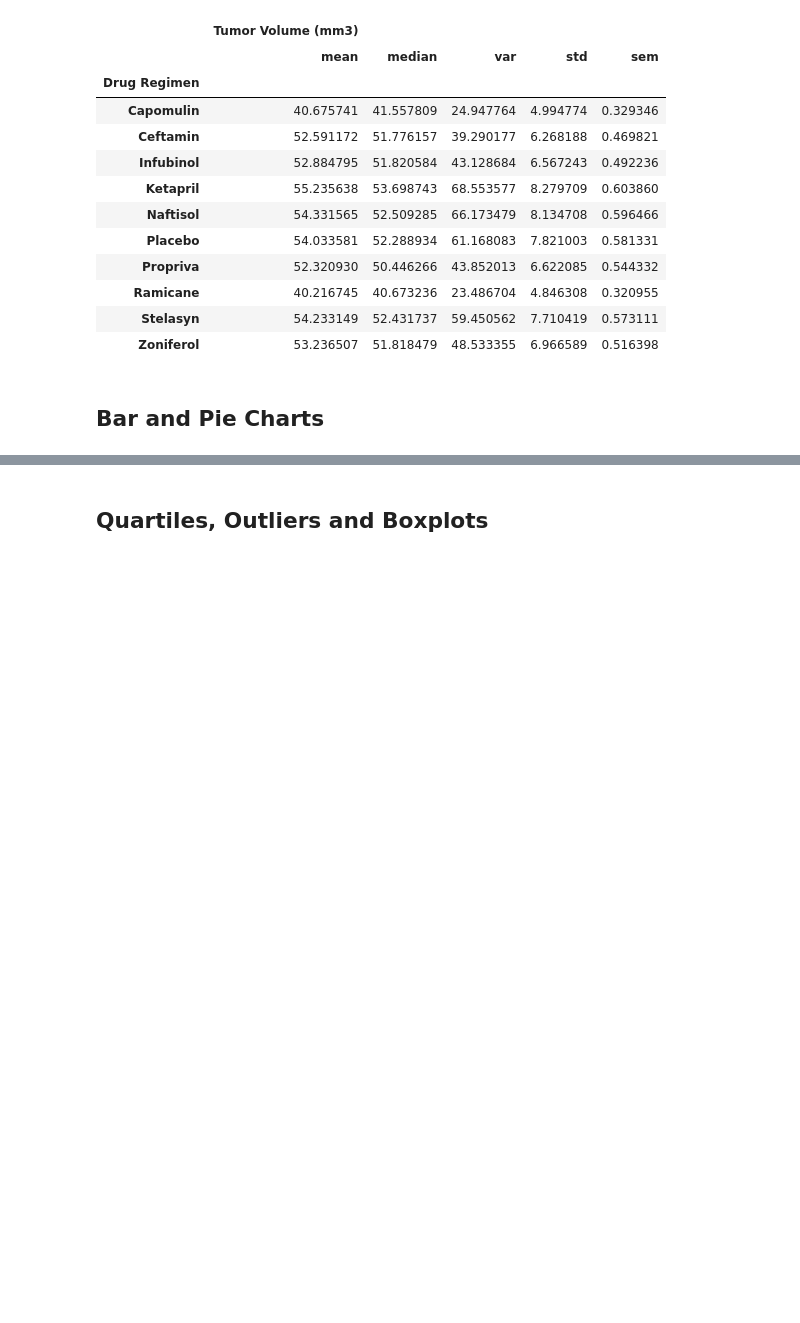
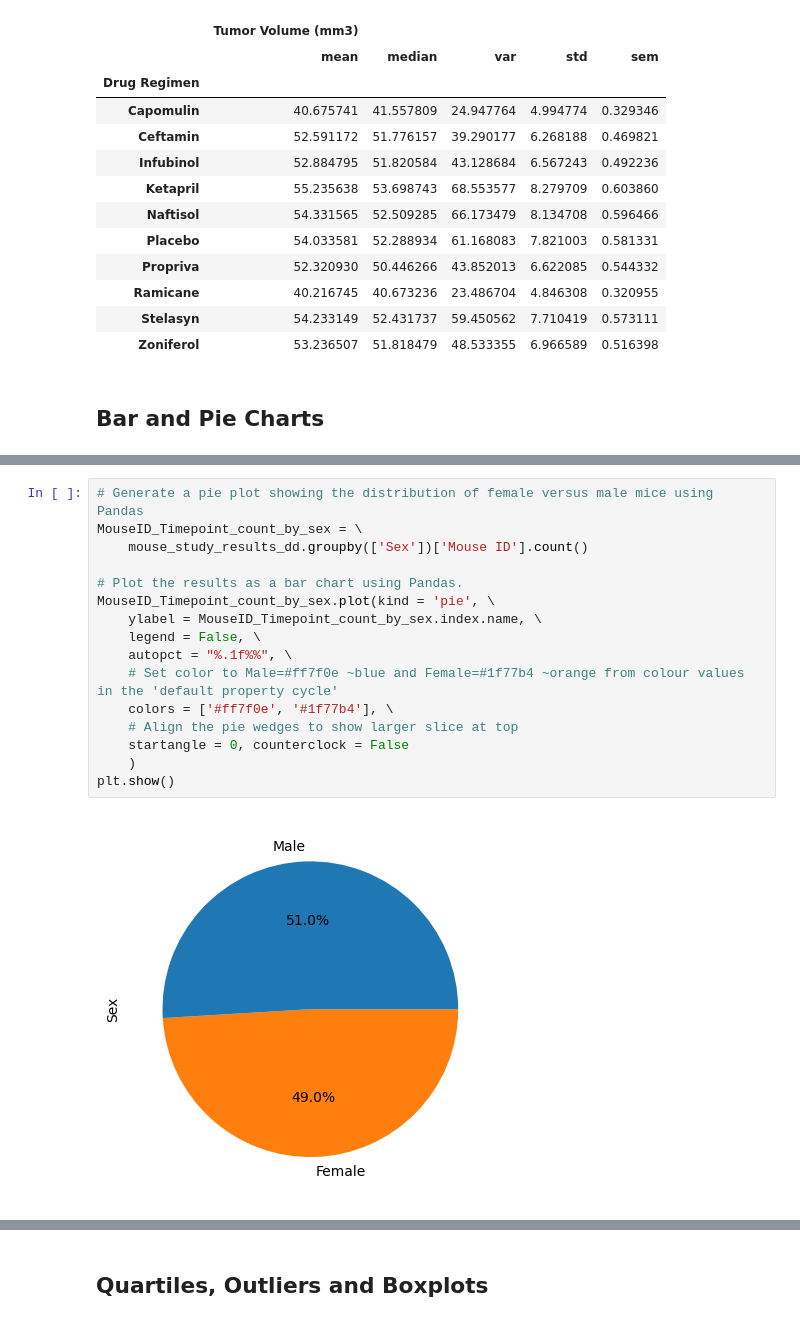
Before and after one commit to enumerbs/Module05-Challenge-Data-Visualisation, a Jupyter notebook: Pymaceuticals/pymaceuticals.ipynb, the cells around one changed output, grey strips where cells are left out. Drawn from its saved outputs; the diff is of its cells as text; blank space fills up the shorter version.

Commit message:
feat: implement pie chart using both Pandas-based approach and Pyplot-based approach

```diff
--- a/Pymaceuticals/pymaceuticals.ipynb
+++ b/Pymaceuticals/pymaceuticals.ipynb
@@ -176,0 +169,18 @@ plt.show()
+# %%
+# Generate a pie plot showing the distribution of female versus male mice using Pandas
+MouseID_Timepoint_count_by_sex = \
+    mouse_study_results_dd.groupby(['Sex'])['Mouse ID'].count()
+
+# Plot the results as a bar chart using Pandas.
+MouseID_Timepoint_count_by_sex.plot(kind = 'pie', \
+    ylabel = MouseID_Timepoint_count_by_sex.index.name, \
+    legend = False, \
+    autopct = "%.1f%%", \
+    # Set color to Male=#ff7f0e ~blue and Female=#1f77b4 ~orange from colour values in the 'default property cycle'
+    colors = ['#ff7f0e', '#1f77b4'], \
+    # Align the pie wedges to show larger slice at top
+    startangle = 0, counterclock = False
+    )
+plt.show()
+# %% [output]
+[figure, added]
```
Also changed, not shown: parts of 5 cells of this notebook.
